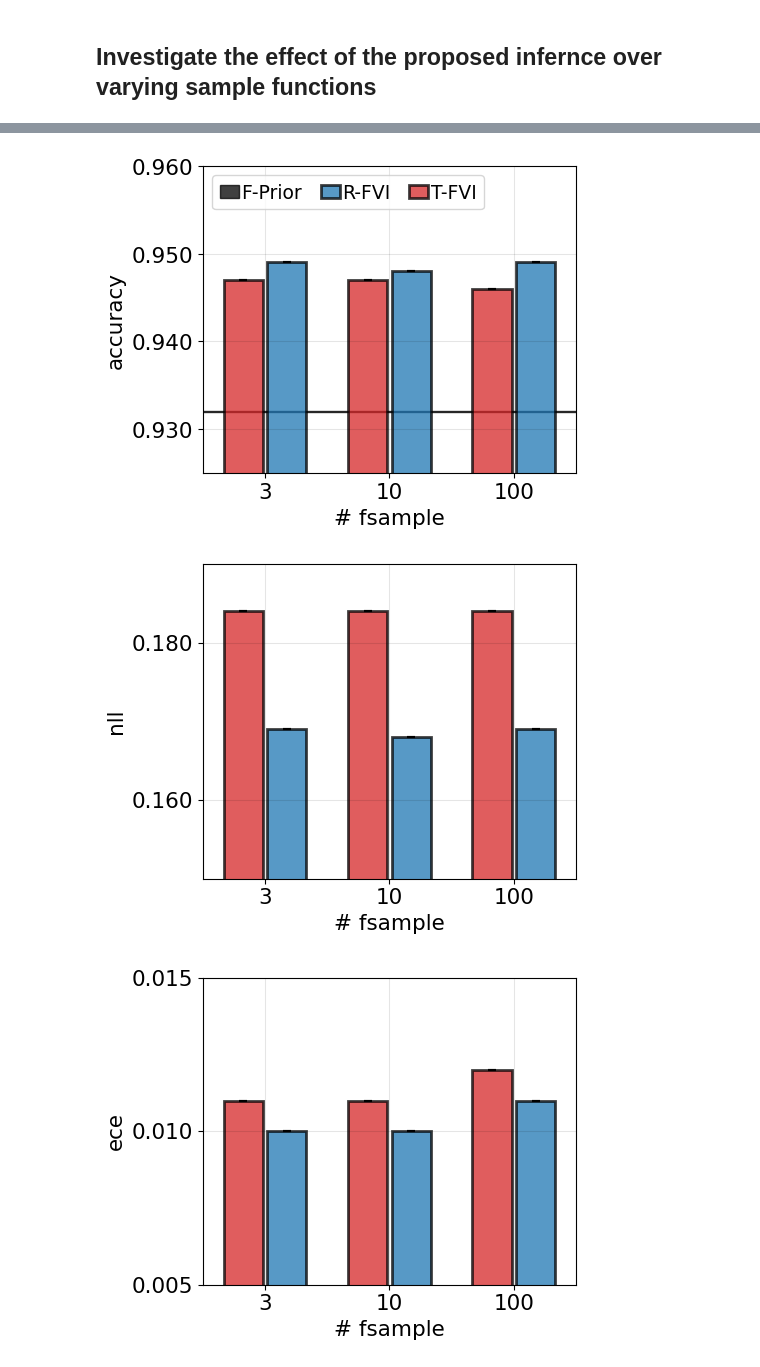
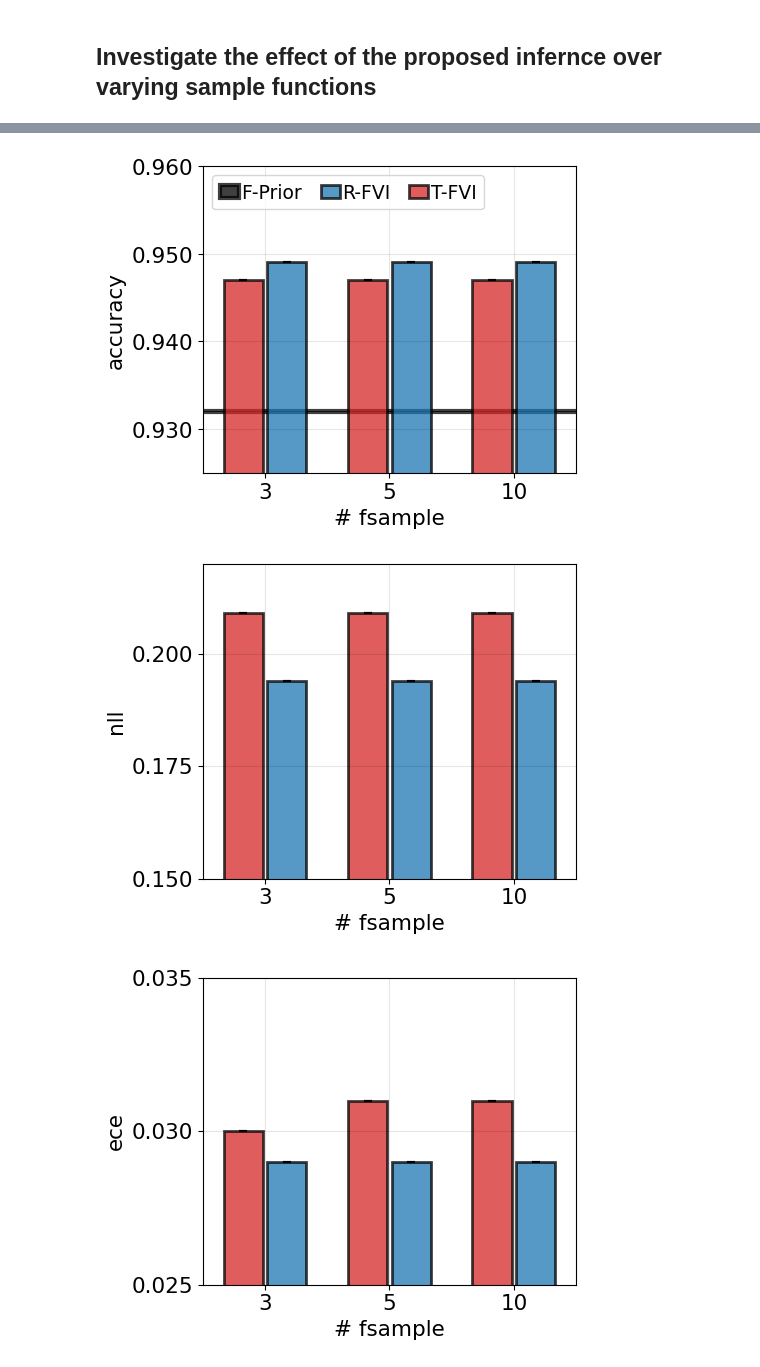
Before and after one commit to becre2021/RefinedFSBayes, a Jupyter notebook: example_evaluate_trainedmodel.ipynb, the cells around one changed output, grey strips where cells are left out. Cells and saved outputs as stored; diff of their text form; code cells hidden in the pictures.

```diff
--- a/example_evaluate_trainedmodel.ipynb
+++ b/example_evaluate_trainedmodel.ipynb
@@ -260,7 +302,7 @@ for current_path in results_path_list:
                 nfsample_list = [1]
             else:
                 #nfsample_list = [2,5,10,50,100]
-                nfsample_list = [3,10,100]
+                nfsample_list = [3,5,10]
 
             for nfsample in nfsample_list:
                 topk = i_th_saved['configs'].train.topk
@@ -541,7 +599,7 @@ error_kw_shared =dict(lw=1.5, capsize=3, capthick=1.5)
 
 
 metric_name_dict = OrderedDict()
-metric_name_list = ['accuracy','nll','ece','aucroc','ind-entropy','out-entropy','ind-fdiv ratio','ood-fdiv ratio']
+metric_name_list = ['accuracy','nll','ece','auroc','ind-entropy','out-entropy','ind-fdiv ratio','ood-fdiv ratio']
 
 for i, i_name in enumerate(metric_name_list):
     metric_name_dict[i] = i_name
@@ -566,7 +624,7 @@ import matplotlib
 from matplotlib.ticker import PercentFormatter,FormatStrFormatter,ScalarFormatter
 
 
-
+target_idx_list = [0,1,2,3]
 for target_idx in target_idx_list:
 
     metric_name = metric_name_dict[target_idx]
@@ -601,25 +659,25 @@ for target_idx in target_idx_list:
         config_figs.ylim = [.925,.96]
 
     if target_idx==1:
-        config_figs.ylim = [.150,.190]
+        config_figs.ylim = [.150,.220]
 
     if target_idx==2:
-        config_figs.ylim = [.005,.015]
+        config_figs.ylim = [.025,.035]
 
     if target_idx==3:
         config_figs.ylim = [.83,.97]
 
-    if target_idx==4:
-        config_figs.ylim = [.09,.31]
+    # if target_idx==4:
+    #     config_figs.ylim = [.0,.1]
 
-    if target_idx==5:
-        config_figs.ylim = [0.85,1.10]
+    # if target_idx==5:
+    #     config_figs.ylim = [0.3,0.7]
 
-    if target_idx==6:
-        config_figs.ylim = [.0,.06]
+    # if target_idx==6:
+    #     config_figs.ylim = [.0,.06]
 
-    if target_idx==7:
-        config_figs.ylim = [.0,.05]
+    # if target_idx==7:
+    #     config_figs.ylim = [.0,.05]
 
 
 
@@ -642,6 +700,7 @@ for target_idx in target_idx_list:
                         upper_threshold ,
                         lower_threshold ,
                         color='black',
+                        linewidth=3,
                         alpha=0.75,
                         label='F-Prior')
 
@@ -674,33 +733,33 @@ for target_idx in target_idx_list:
         error_kw=error_kw_shared,
         color = 'tab:red',
         alpha=alpha_,
         edgecolor='black',
         label='T-FVI',
     )
 
     axs.set_xticks(xrange,config_figs.xticks)
     #axs.set_yticks(config_figs.yticks)
     axs.set_xlim(config_figs.xlim)
     axs.set_ylim(config_figs.ylim)
 
     axs.set_xlabel('# fsample',fontsize=config_figs.fontsiz)
     axs.set_ylabel('{}'.format(metric_name),fontsize=config_figs.fontsiz)
     axs.grid(alpha=0.1,color="black")
 
 
 
     plt.gca().yaxis.set_major_formatter(FormatStrFormatter('%.3f'))
 
     plt.locator_params(axis='y', nbins=3)
 
 
     # legend
     if target_idx == 0:
         axs.legend(loc='upper left',fontsize=config_figs.fontsiz-2,ncol=3,columnspacing=1.0,handlelength=1.0,handletextpad=.15 )
 
     plt.tight_layout()
     plt.show()
 # %% [output]
-[figure, old version]
+[figure, new version]
-[figure, old version]
+[figure, new version]
-[figure, old version]
+[figure, new version]
```
Also changed, not shown: parts of 6 cells of this notebook, 14 other files.
